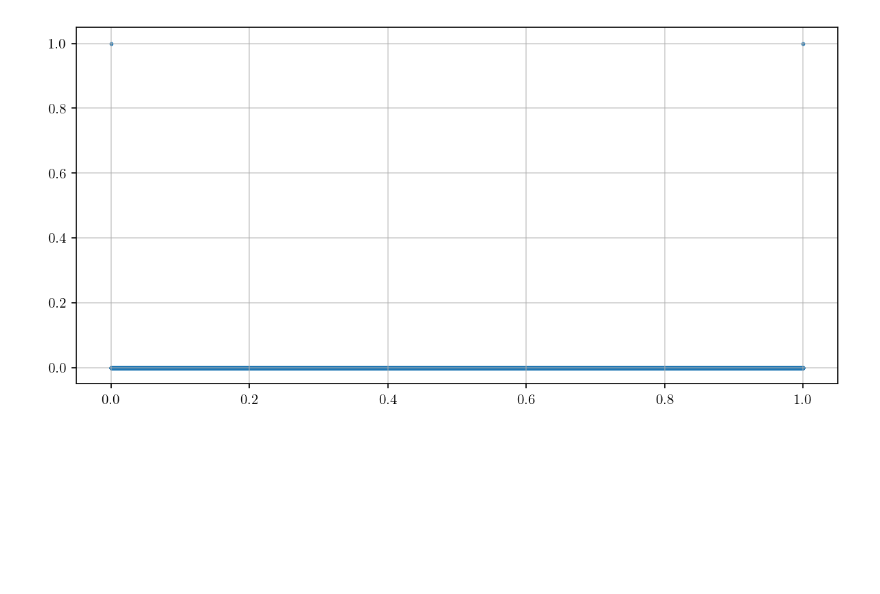
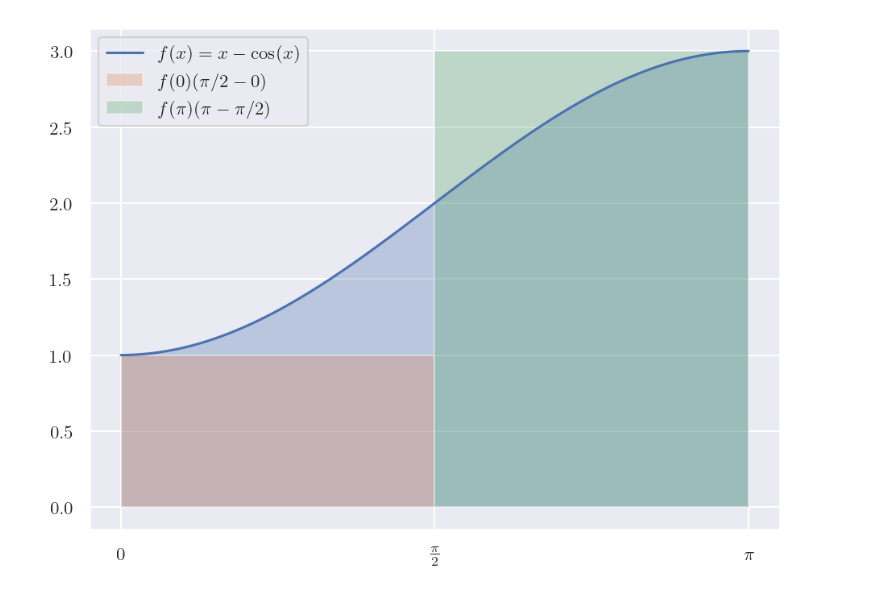
Before and after one commit to Isaac-Fate/mathematical-analysis, a Jupyter notebook: notebooks/the-riemann-stieltjes-integral/mean-value-theorems.ipynb, the cells around one changed output. Drawn from its saved outputs; the diff is of its cells as text; code cells hidden in the pictures; blank space fills up the shorter version.

```diff
--- a/notebooks/the-riemann-stieltjes-integral/mean-value-theorems.ipynb
+++ b/notebooks/the-riemann-stieltjes-integral/mean-value-theorems.ipynb
@@ -14,19 +0,0 @@ figures_dir = Path("../../tex/figures")
-# %%
-ax: Axes
-fig, ax = plt.subplots(1, 1, figsize=(8, 4))
-
-
-def thomae(x: float):
-
-    q = Fraction(x).denominator
-    return 1 / q
-
-
-xs = np.linspace(0, 1, 100000)
-ys = list(map(thomae, xs))
-
-ax.scatter(xs, ys, s=3)
-plt.tight_layout()
-plt.show()
-# %% [output]
-[figure, removed]
@@ -32,0 +22,43 @@ plt.show()
+# %%
+ax: Axes
+fig, ax = plt.subplots(1, 1)
+
+x = np.linspace(0, np.pi, 100)
+y = 2 - np.cos(x)
+
+ax.plot(x, y, label="$f(x) = x - \cos(x)$")
+ax.fill_between(x, 0, y, alpha=0.3)
+
+x = np.linspace(0, np.pi / 2, 100)
+ax.fill_between(
+    x,
+    np.ones_like(x) * 1,
+    alpha=0.3,
+    label="$f(0)(\pi/2 - 0)$",
+)
+
+x = np.linspace(np.pi / 2, np.pi, 100)
+ax.fill_between(
+    x,
+    np.ones_like(x) * 3,
+    alpha=0.3,
+    label="$f(\pi)(\pi - \pi/2)$",
+)
+
+# Set x ticks
+xtick_labels = [
+    "$0$",
+    "$\\frac{\pi}{2}$",
+    "$\pi$",
+]
+ax.set_xticks(np.linspace(0, np.pi, 3), xtick_labels)
+
+ax.legend()
+plt.show()
+
+fig.savefig(
+    FIGURES_DIR
+    / "mean-value-theorem-for-riemann-stieltjes-integrals-second-mean-value-theorem.png"
+)
+# %% [output]
+[figure, added]
```
Also changed, not shown: parts of 2 cells of this notebook, 10 other files.
